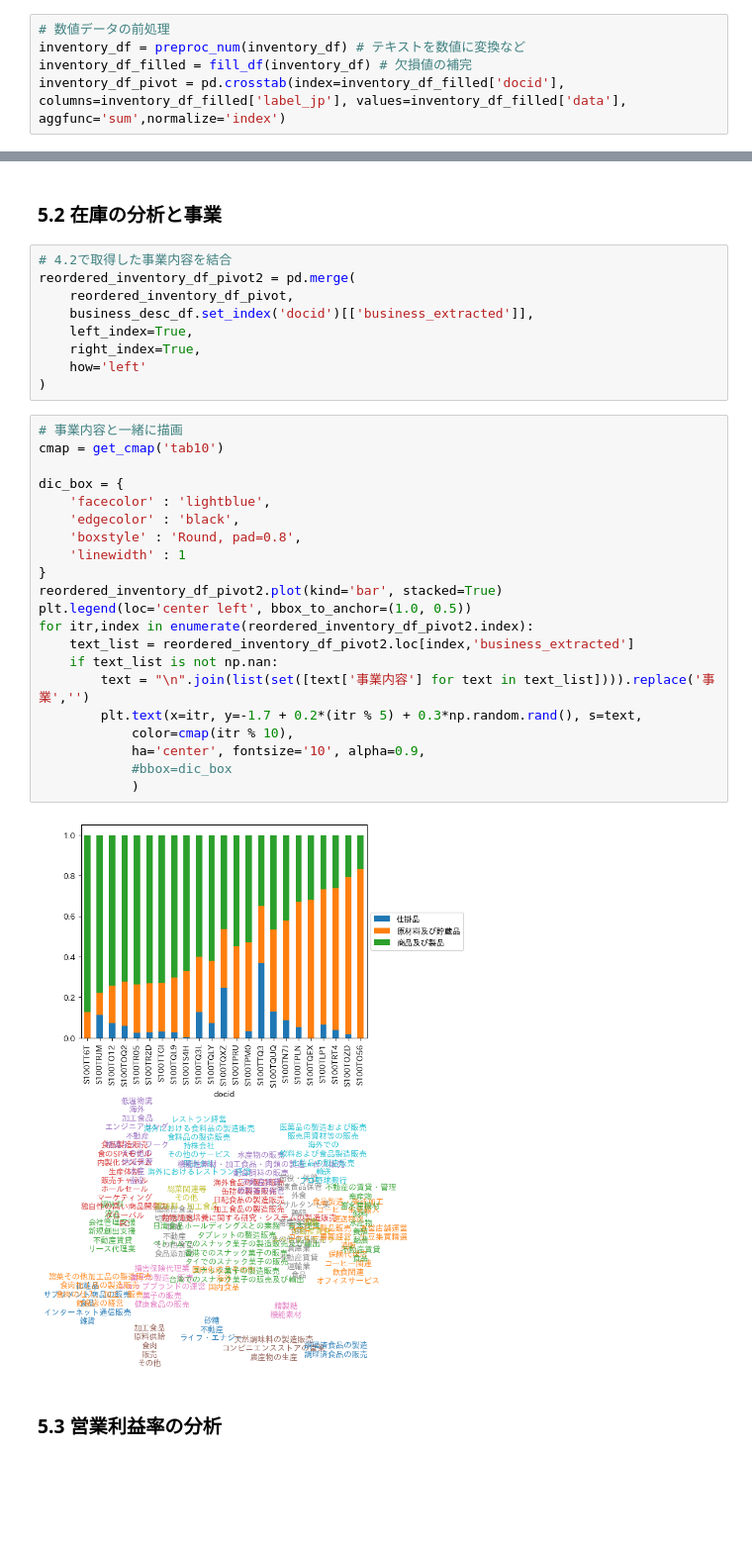
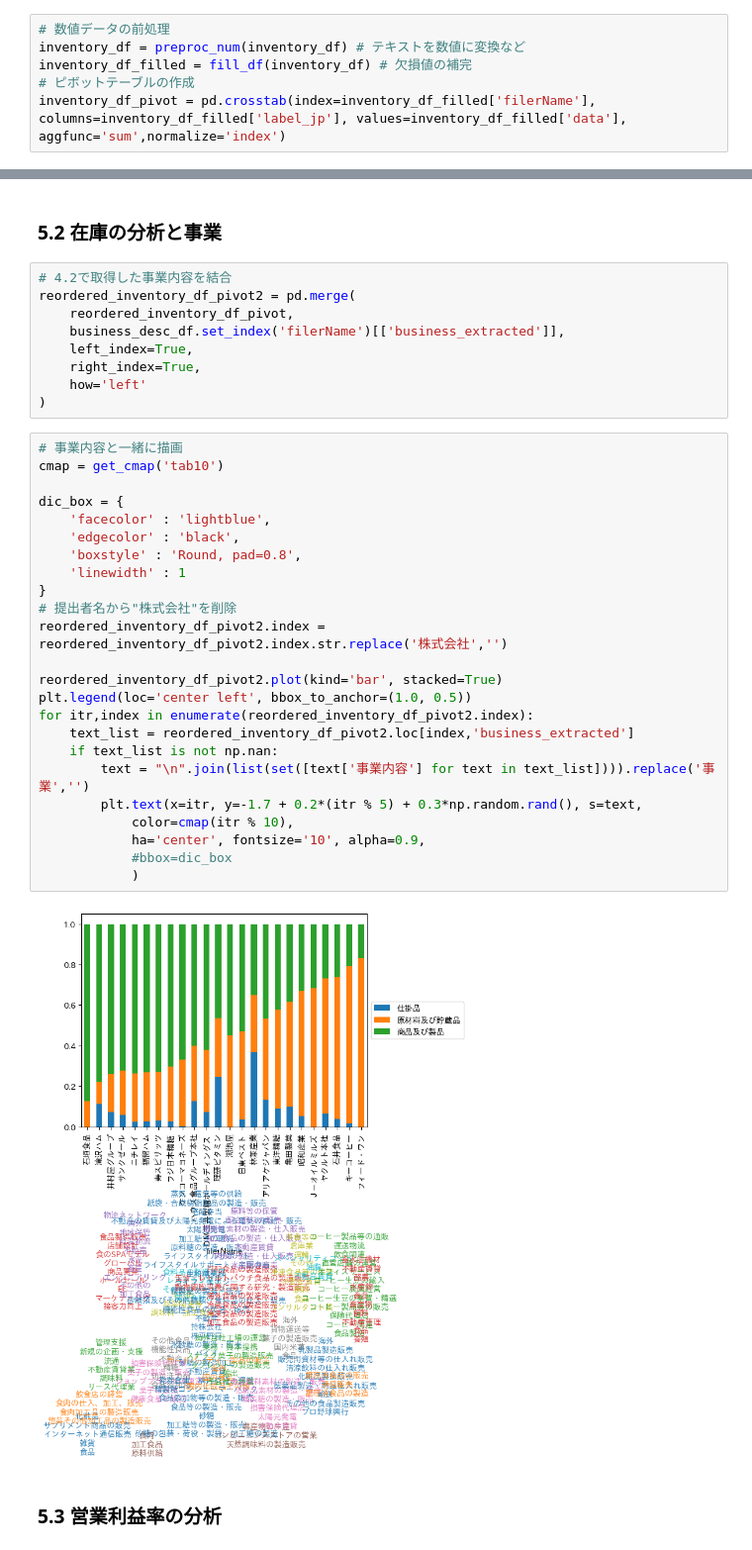
Before and after one commit to nororo/edinet_xbrl_prep, a Jupyter notebook: xbrl_analysis.ipynb, the cells around one changed output, grey strips where cells are left out. Shown at 99% size. Drawn from its saved outputs; the diff is of its cells as text; blank space fills up the shorter version.

```diff
--- a/xbrl_analysis.ipynb
+++ b/xbrl_analysis.ipynb
@@ -363,4 +378,5 @@ inventory_df = bs_df.query("label_jp.str.contains('商品及び製品') or label
 # 数値データの前処理
 inventory_df = preproc_num(inventory_df) # テキストを数値に変換など
 inventory_df_filled = fill_df(inventory_df) # 欠損値の補完
-inventory_df_pivot = pd.crosstab(index=inventory_df_filled['docid'], columns=inventory_df_filled['label_jp'], values=inventory_df_filled['data'], aggfunc='sum',normalize='index')
+# ピボットテーブルの作成
+inventory_df_pivot = pd.crosstab(index=inventory_df_filled['filerName'], columns=inventory_df_filled['label_jp'], values=inventory_df_filled['data'], aggfunc='sum',normalize='index')
@@ -397,7 +411,7 @@ plt.legend(loc='center left', bbox_to_anchor=(1.0, 0.5))
 # 4.2で取得した事業内容を結合
 reordered_inventory_df_pivot2 = pd.merge(
     reordered_inventory_df_pivot,
-    business_desc_df.set_index('docid')[['business_extracted']],
+    business_desc_df.set_index('filerName')[['business_extracted']],
     left_index=True,
     right_index=True,
     how='left'
@@ -405,26 +419,29 @@ reordered_inventory_df_pivot2 = pd.merge(
 # %%
 # 事業内容と一緒に描画
 cmap = get_cmap('tab10')
 
 dic_box = {
     'facecolor' : 'lightblue',
     'edgecolor' : 'black',
     'boxstyle' : 'Round, pad=0.8',
     'linewidth' : 1
 }
+# 提出者名から"株式会社"を削除
+reordered_inventory_df_pivot2.index = reordered_inventory_df_pivot2.index.str.replace('株式会社','')
+
 reordered_inventory_df_pivot2.plot(kind='bar', stacked=True)
 plt.legend(loc='center left', bbox_to_anchor=(1.0, 0.5))
 for itr,index in enumerate(reordered_inventory_df_pivot2.index):
     text_list = reordered_inventory_df_pivot2.loc[index,'business_extracted']
     if text_list is not np.nan:
         text = "\n".join(list(set([text['事業内容'] for text in text_list]))).replace('事業','')
         plt.text(x=itr, y=-1.7 + 0.2*(itr % 5) + 0.3*np.random.rand(), s=text,
             color=cmap(itr % 10),
             ha='center', fontsize='10', alpha=0.9,
             #bbox=dic_box
             )
 # %% [output]
-[figure, old version]
+[figure, new version]
 # %% [markdown]
 ### 5.3 営業利益率の分析
 # %%
```
Also changed, not shown: parts of 28 cells of this notebook, 3 other files.
